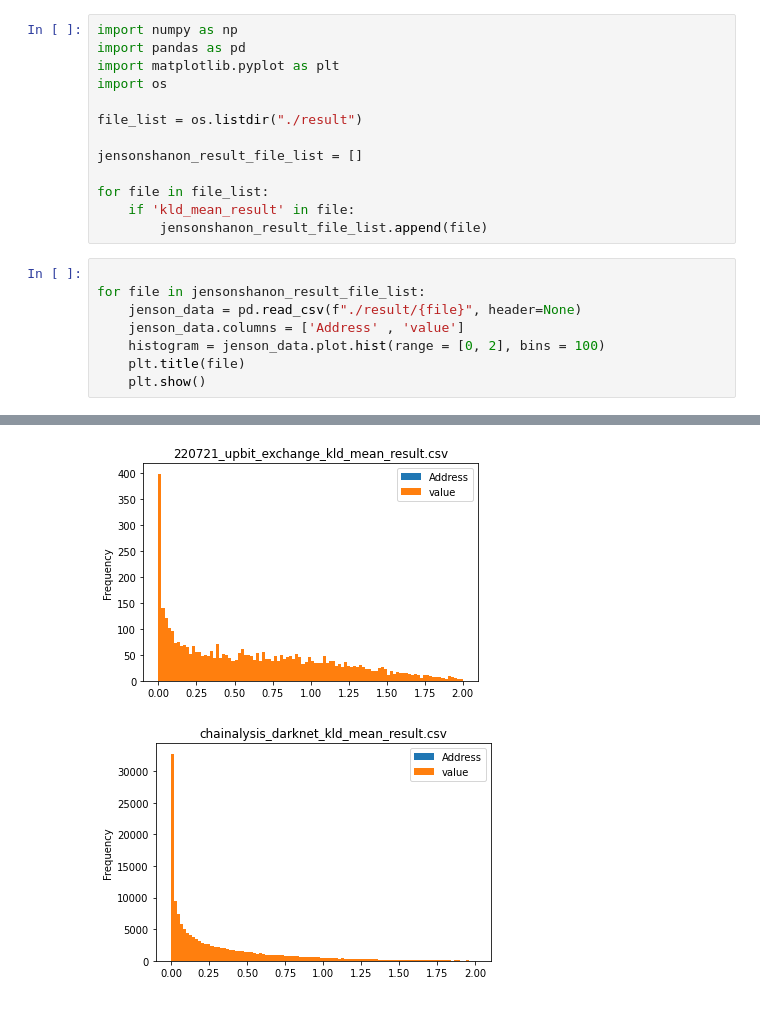
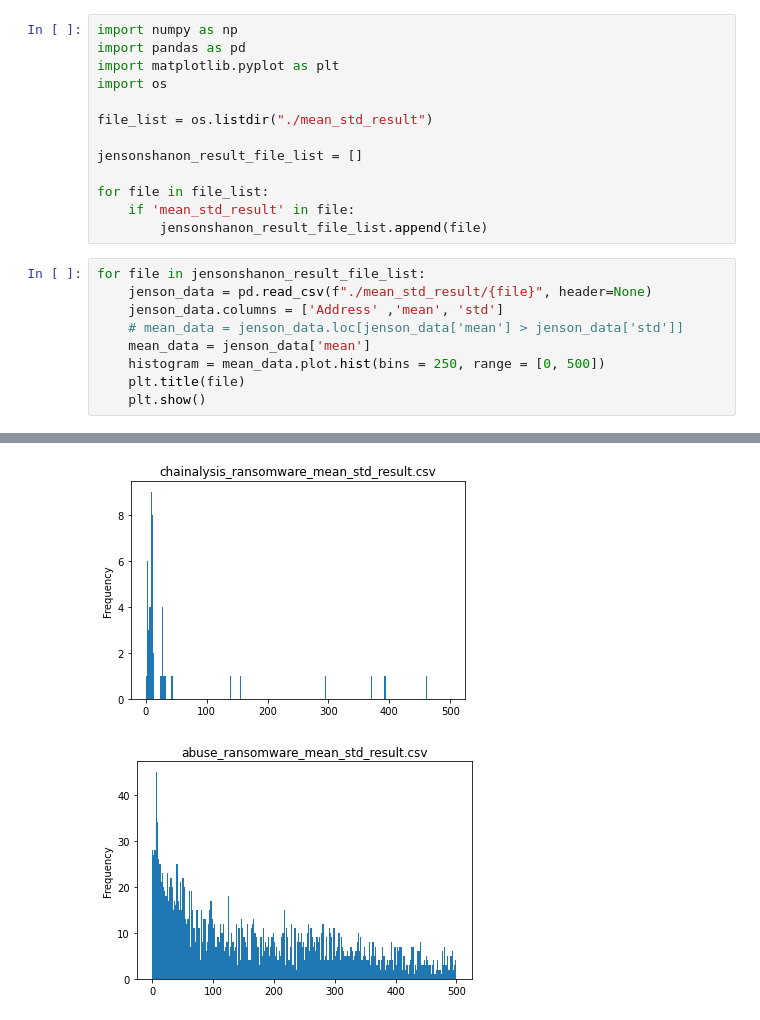
Before and after one commit to ltj3334/BitcoinAnalysis, a Jupyter notebook: tj/make_histogram.ipynb, the cells around one changed output, grey strips where cells are left out. Cells and saved outputs as stored; diff of their text form.

```diff
--- a/tj/make_histogram.ipynb
+++ b/tj/make_histogram.ipynb
@@ -4,19 +4,20 @@ import pandas as pd
 import matplotlib.pyplot as plt
 import os
 
-file_list = os.listdir("./result")
+file_list = os.listdir("./mean_std_result")
 
 jensonshanon_result_file_list = []
 
 for file in file_list:
-    if 'kld_mean_result' in file:
+    if 'mean_std_result' in file:
         jensonshanon_result_file_list.append(file)
 # %%
-
 for file in jensonshanon_result_file_list:
-    jenson_data = pd.read_csv(f"./result/{file}", header=None)
-    jenson_data.columns = ['Address' , 'value']
-    histogram = jenson_data.plot.hist(range = [0, 2], bins = 100)
+    jenson_data = pd.read_csv(f"./mean_std_result/{file}", header=None)
+    jenson_data.columns = ['Address' ,'mean', 'std']
+    # mean_data = jenson_data.loc[jenson_data['mean'] > jenson_data['std']]
+    mean_data = jenson_data['mean']
+    histogram = mean_data.plot.hist(bins = 250, range = [0, 500])
     plt.title(file)
     plt.show()
 # %% [output]
@@ -25,2 +26,2 @@ for file in jensonshanon_result_file_list:
-[figure, old version]
+[figure, new version]
-[figure, old version]
+[figure, new version]
```
Also changed, not shown: parts of 5 cells of this notebook, 9 other files.
